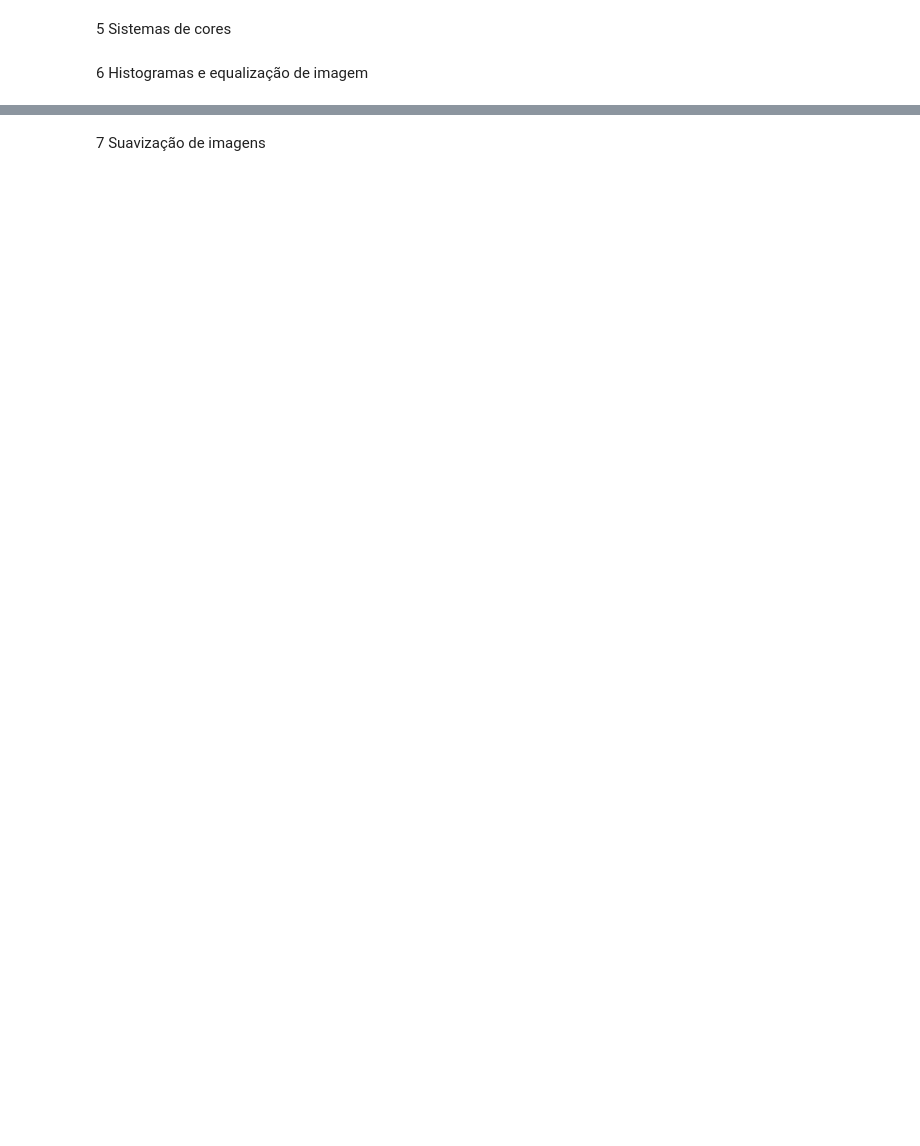
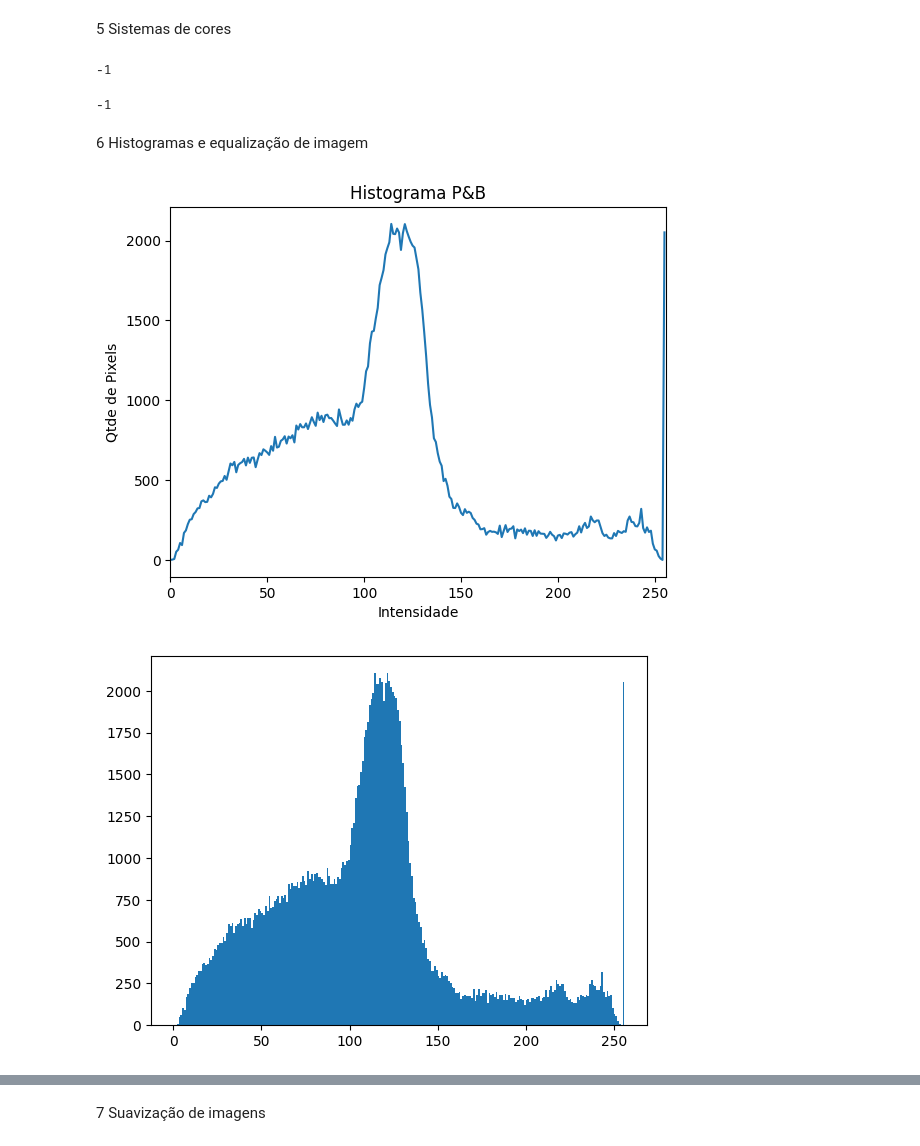
Before and after one commit to alexperusso/PosIA, a Jupyter notebook: Trabalho1.ipynb, the cells around one changed output, grey strips where cells are left out. Cells and saved outputs as stored; diff of their text form; code cells hidden in the pictures; blank space fills up the shorter version.

```diff
--- a/Trabalho1.ipynb
+++ b/Trabalho1.ipynb
@@ -255,7 +305,7 @@ cv2.waitKey
 # %% [markdown]
 5 Sistemas de cores
 # %%
-img = cv2.imread('ponte.jpg')24
+img = cv2.imread('ponte.png')
 cv2.imshow("Original", img)
 gray = cv2.cvtColor(img, cv2.COLOR_BGR2GRAY)
 cv2.imshow("Gray", gray)
@@ -264,13 +314,17 @@ cv2.imshow("HSV", hsv)
 lab = cv2.cvtColor(img, cv2.COLOR_BGR2LAB)
 cv2.imshow("L*a*b*", lab)
 cv2.waitKey(0)
+# %% [output]
+-1
 # %%
-img = cv2.imread('ponte.jpg')
+img = cv2.imread('ponte.png')
 (canalAzul, canalVerde, canalVermelho) = cv2.split(img)
 cv2.imshow("Vermelho", canalVermelho)
 cv2.imshow("Verde", canalVerde)
 cv2.imshow("Azul", canalAzul)
 cv2.waitKey(0)
+# %% [output]
+-1
 # %%
 resultado = cv2.merge([canalAzul, canalVerde, canalVermelho])
 # %%
@@ -290,21 +343,24 @@ cv2.waitKey(0)
 # %%
 from matplotlib import pyplot as plt
 import cv2
-img = cv2.imread('ponte.jpg')
+img = cv2.imread('ponte.png')
 img = cv2.cvtColor(img, cv2.COLOR_BGR2GRAY) #converte P&B
 cv2.imshow("Imagem P&B", img)
 #Função calcHist para calcular o hisograma da imagem
 h = cv2.calcHist([img], [0], None, [256], [0, 256])
 plt.figure()
 plt.title("Histograma P&B")
 plt.xlabel("Intensidade")
 plt.ylabel("Qtde de Pixels")
 plt.plot(h)
 plt.xlim([0, 256])
 plt.show()
 cv2.waitKey(0)
 plt.hist(img.ravel(),256,[0,256])
 plt.show()
+# %% [output]
+[figure, added]
+[figure, added]
 # %%
 from matplotlib import pyplot as plt
 import numpy as np
```
Also changed, not shown: parts of 49 cells of this notebook, 9 other files.
